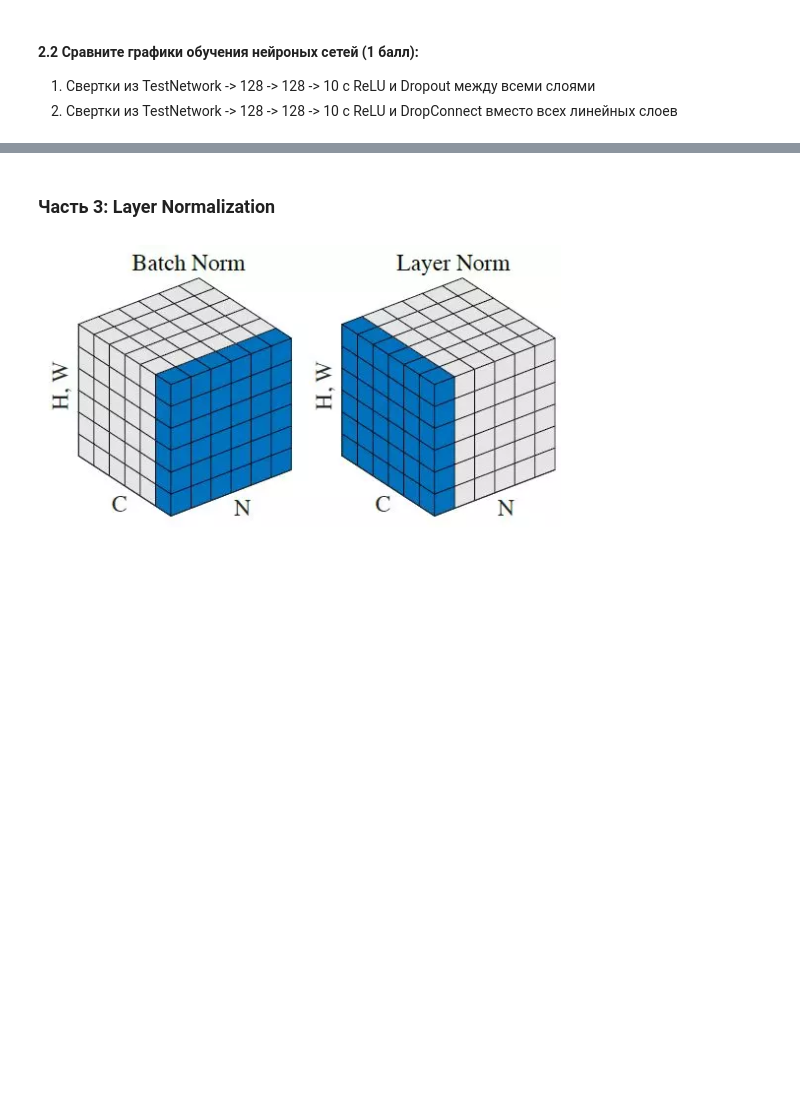
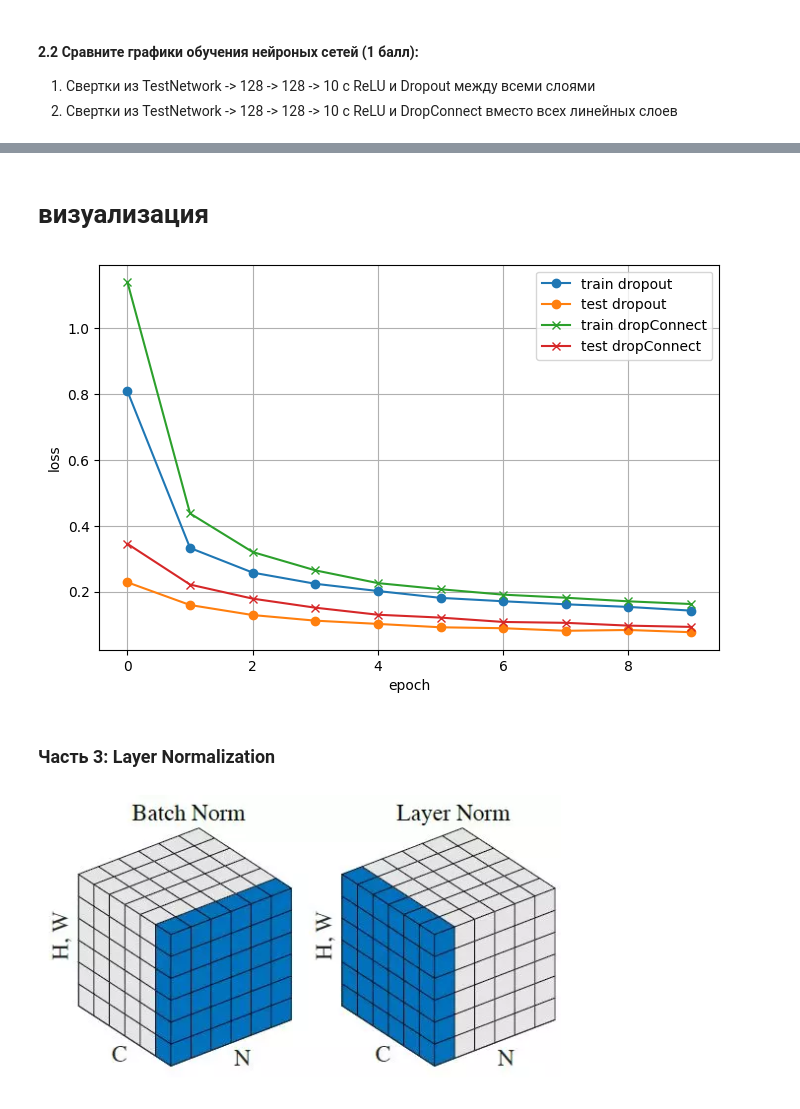
Before and after one commit to lerumi/NN_HW_2025_vk, a Jupyter notebook: HW5/homework5 (1).ipynb, the cells around one changed output, grey strips where cells are left out. Cells and saved outputs as stored; diff of their text form; code cells hidden in the pictures; blank space fills up the shorter version.

```diff
--- a/HW5/homework5 (1).ipynb
+++ b/HW5/homework5 (1).ipynb
@@ -238,7 +238,7 @@ class TestNetwork(nn.Module):
 Добавим несколько слоев в конец сети:
 # %%
 layers = [
-    DropConnect(7 * 7 * 4, 128, p=0.5),
+    DropConnect(7 * 7 * 4, 7 * 7 * 4, p=0.5),
     nn.ReLU()
 ]
 # %%
@@ -328,3 +434,18 @@ loss_fn = torch.nn.NLLLoss()
+# %% [markdown]
+# визуализация
+# %%
+plt.figure(figsize=(8,5))
+plt.plot(train_losses_out, label='train dropout', marker='o')
+plt.plot(test_losses_out, label='test dropout', marker='o')
+plt.plot(train_losses_conn, label='train dropConnect', marker='x')
+plt.plot(test_losses_conn, label='test dropConnect', marker='x')
+plt.xlabel('epoch')
+plt.ylabel('loss')
+plt.legend()
+plt.grid(True)
+plt.show()
+# %% [output]
+[figure, added]
 # %% [markdown]
 ### Часть 3: Layer Normalization
 # %% [markdown]
```
Also changed, not shown: parts of 12 cells of this notebook.
